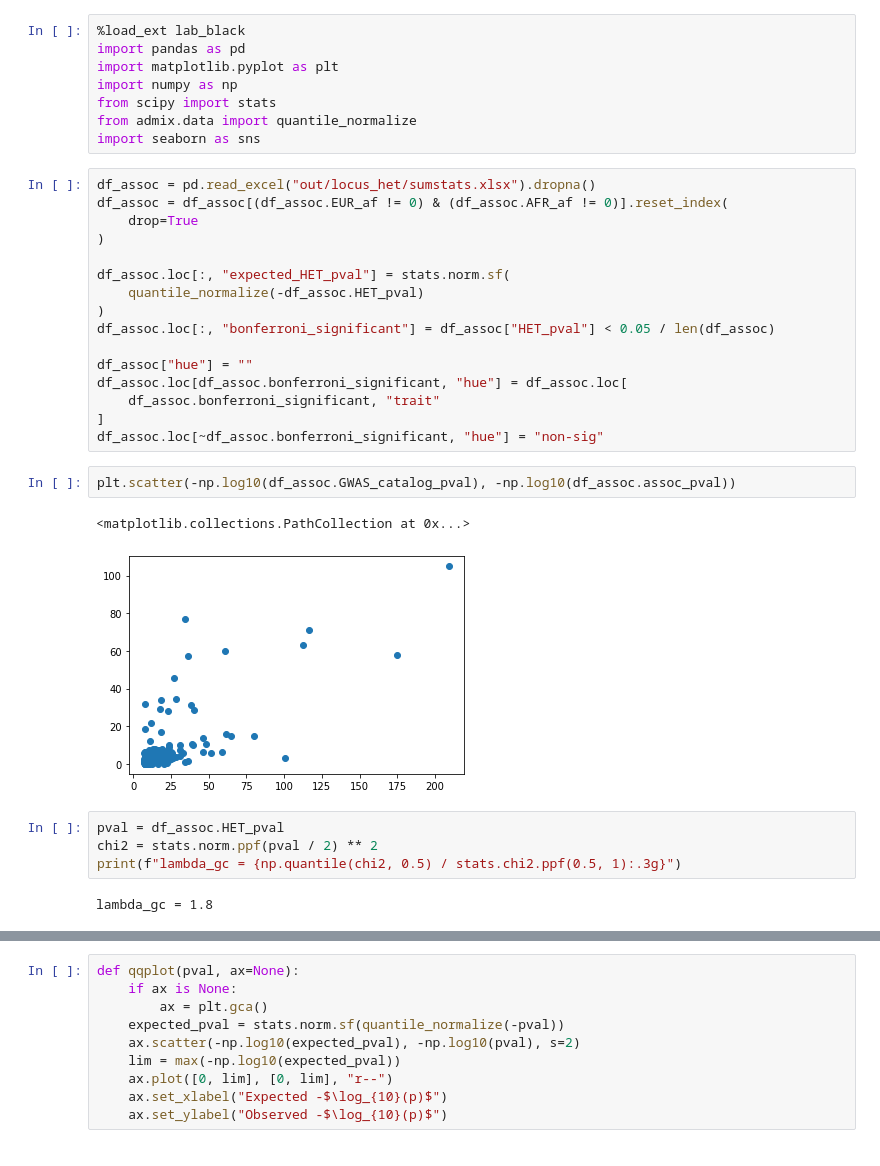
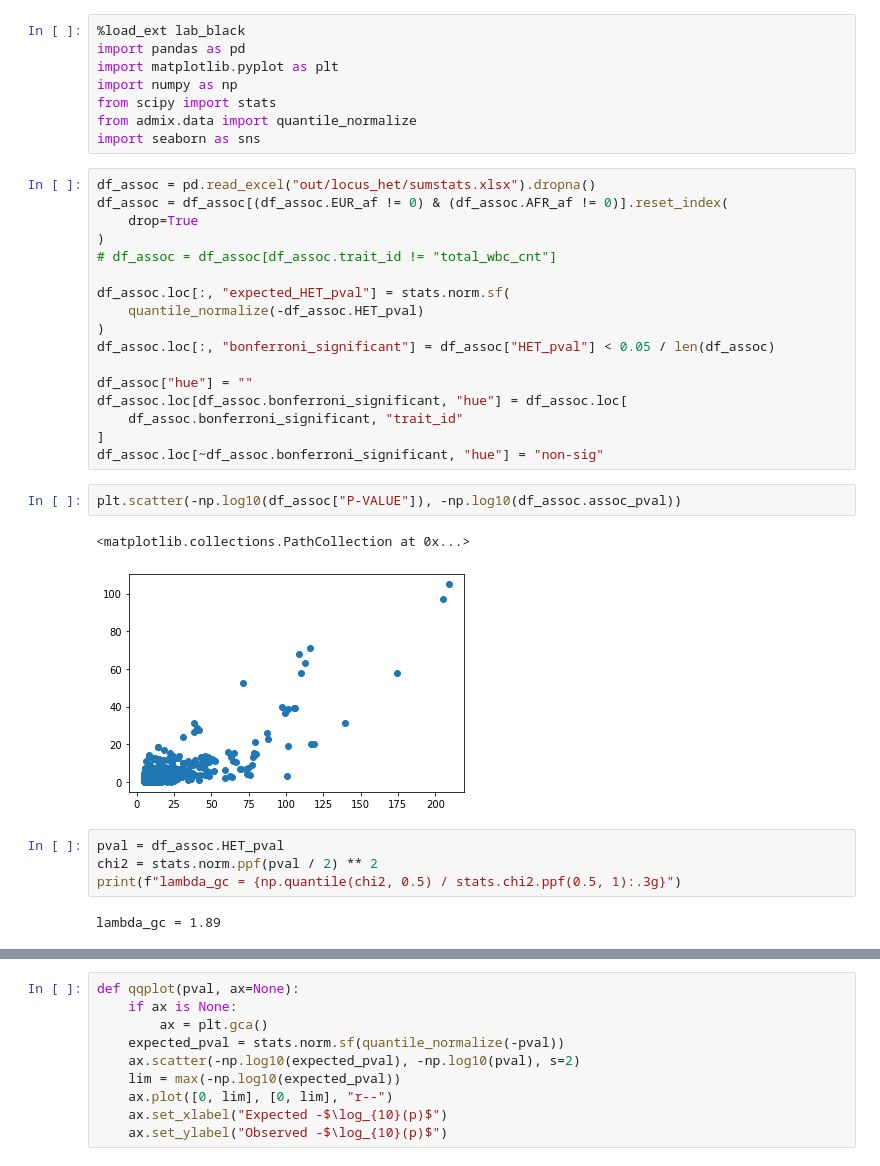
Before and after one commit to KangchengHou/admix-genet-cor, a Jupyter notebook: 02_page/02_gwas_locus/locus_het_plot.ipynb, the cells around one changed output, grey strips where cells are left out. Saved outputs shown, nothing was run; the diff lists cells and outputs as text.

```diff
--- a/02_page/02_gwas_locus/locus_het_plot.ipynb
+++ b/02_page/02_gwas_locus/locus_het_plot.ipynb
@@ -11,6 +11,7 @@ df_assoc = pd.read_excel("out/locus_het/sumstats.xlsx").dropna()
 df_assoc = df_assoc[(df_assoc.EUR_af != 0) & (df_assoc.AFR_af != 0)].reset_index(
     drop=True
 )
+# df_assoc = df_assoc[df_assoc.trait_id != "total_wbc_cnt"]
 
 df_assoc.loc[:, "expected_HET_pval"] = stats.norm.sf(
     quantile_normalize(-df_assoc.HET_pval)
@@ -19,20 +20,20 @@ df_assoc.loc[:, "bonferroni_significant"] = df_assoc["HET_pval"] < 0.05 / len(df
 
 df_assoc["hue"] = ""
 df_assoc.loc[df_assoc.bonferroni_significant, "hue"] = df_assoc.loc[
-    df_assoc.bonferroni_significant, "trait"
+    df_assoc.bonferroni_significant, "trait_id"
 ]
 df_assoc.loc[~df_assoc.bonferroni_significant, "hue"] = "non-sig"
 # %%
-plt.scatter(-np.log10(df_assoc.GWAS_catalog_pval), -np.log10(df_assoc.assoc_pval))
+plt.scatter(-np.log10(df_assoc["P-VALUE"]), -np.log10(df_assoc.assoc_pval))
 # %% [output]
 <matplotlib.collections.PathCollection at 0x...>
-[figure, old version]
+[figure, new version]
 # %%
 pval = df_assoc.HET_pval
 chi2 = stats.norm.ppf(pval / 2) ** 2
 print(f"lambda_gc = {np.quantile(chi2, 0.5) / stats.chi2.ppf(0.5, 1):.3g}")
 # %% [output]
-lambda_gc = 1.8
+lambda_gc = 1.89
 # %%
 fig, ax = plt.subplots(figsize=(4, 2), dpi=150)
 # ax.scatter(df_assoc.EUR_af - df_assoc.AFR_af, -np.log10(df_assoc.HET_pval), s=4)
```
Also changed, not shown: parts of 8 cells of this notebook, 5 other files.
